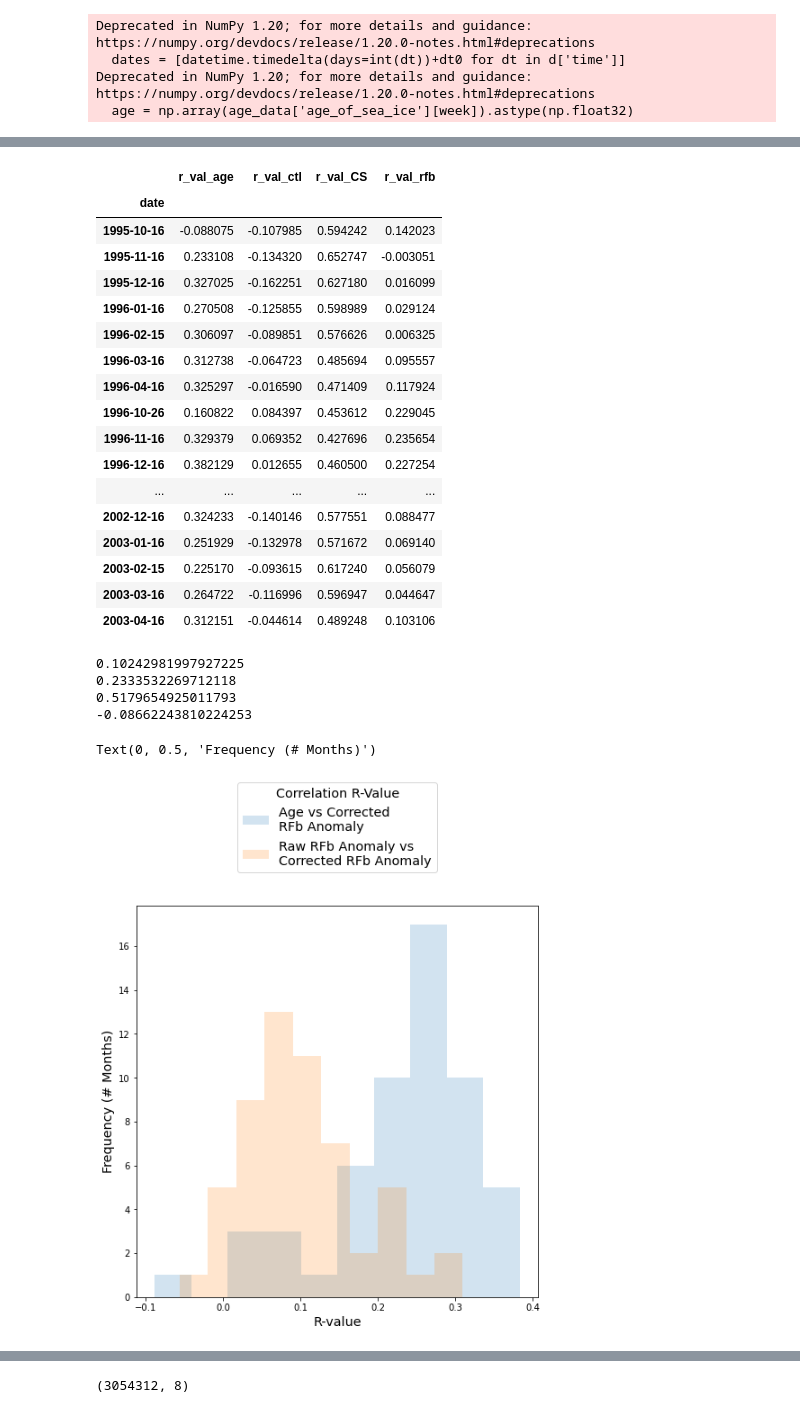
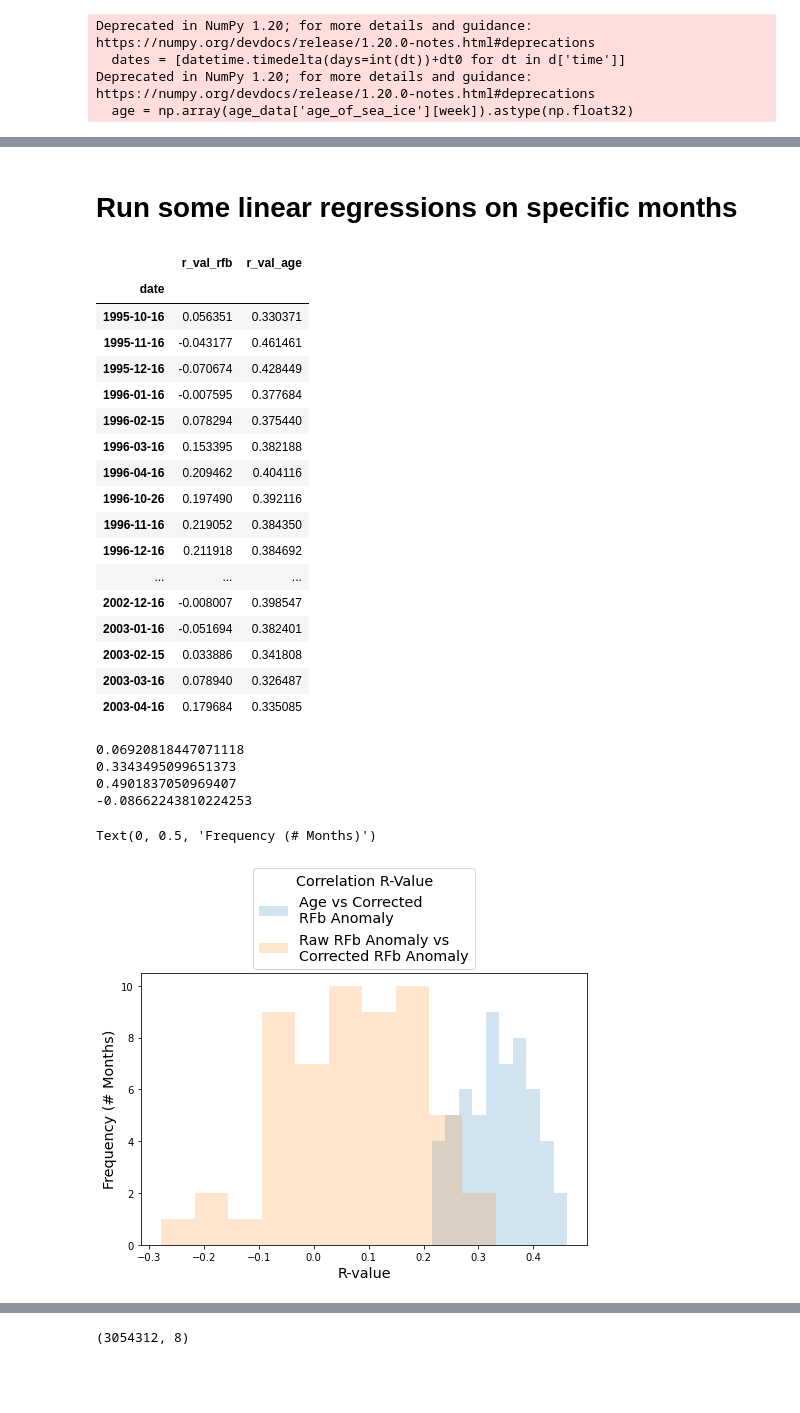
Before and after one commit to robbiemallett/ERS2_rev, a Jupyter notebook: ERS2_NN_evaluation.ipynb, the cells around one changed output, grey strips where cells are left out. Drawn from its saved outputs; the diff is of its cells as text; code cells hidden in the pictures; blank space fills up the shorter version.

```diff
--- a/ERS2_NN_evaluation.ipynb
+++ b/ERS2_NN_evaluation.ipynb
@@ -78,7 +78,7 @@ dfs = []
 
 for time in tqdm.trange(56):
 
-    corrected = np.array( d['radar_freeboard_corr_mean'][time]).ravel()
+    corrected = np.array( d['radar_freeboard_corr'][time]).ravel()
     raw =  np.array(d['radar_freeboard'][time]).ravel()
 
     for data in [corrected,raw]:
@@ -134,3 +132,5 @@ df
+# %% [markdown]
+# Run some linear regressions on specific months
 # %%
 r_val_rf = []
 r_val_ag = []
@@ -165,49 +165,50 @@ stats_df = pd.DataFrame({'date':dts,
 # stats_df['diff'] = stats_df['r_val_age']-stats_df['r_val_rfb']
 stats_df.set_index('date',inplace=True)
 stats_df.sort_index(inplace=True)
-stats_df
+stats_df[['r_val_rfb','r_val_age']]
 # %% [output]
-|  | r_val_age | r_val_ctl | r_val_CS | r_val_rfb |
-| date |  |  |  |  |
-| 1995-10-16 | -0.088075 | -0.107985 | 0.594242 | 0.142023 |
-| 1995-11-16 | 0.233108 | -0.134320 | 0.652747 | -0.003051 |
-| 1995-12-16 | 0.327025 | -0.162251 | 0.627180 | 0.016099 |
-| 1996-01-16 | 0.270508 | -0.125855 | 0.598989 | 0.029124 |
-| 1996-02-15 | 0.306097 | -0.089851 | 0.576626 | 0.006325 |
-| 1996-03-16 | 0.312738 | -0.064723 | 0.485694 | 0.095557 |
-| 1996-04-16 | 0.325297 | -0.016590 | 0.471409 | 0.117924 |
-| 1996-10-26 | 0.160822 | 0.084397 | 0.453612 | 0.229045 |
-| 1996-11-16 | 0.329379 | 0.069352 | 0.427696 | 0.235654 |
-| 1996-12-16 | 0.382129 | 0.012655 | 0.460500 | 0.227254 |
-| ... | ... | ... | ... | ... |
-| 2002-12-16 | 0.324233 | -0.140146 | 0.577551 | 0.088477 |
-| 2003-01-16 | 0.251929 | -0.132978 | 0.571672 | 0.069140 |
-| 2003-02-15 | 0.225170 | -0.093615 | 0.617240 | 0.056079 |
-| 2003-03-16 | 0.264722 | -0.116996 | 0.596947 | 0.044647 |
-| 2003-04-16 | 0.312151 | -0.044614 | 0.489248 | 0.103106 |
+|  | r_val_rfb | r_val_age |
+| date |  |  |
+| 1995-10-16 | 0.056351 | 0.330371 |
+| 1995-11-16 | -0.043177 | 0.461461 |
+| 1995-12-16 | -0.070674 | 0.428449 |
+| 1996-01-16 | -0.007595 | 0.377684 |
+| 1996-02-15 | 0.078294 | 0.375440 |
+| 1996-03-16 | 0.153395 | 0.382188 |
+| 1996-04-16 | 0.209462 | 0.404116 |
+| 1996-10-26 | 0.197490 | 0.392116 |
+| 1996-11-16 | 0.219052 | 0.384350 |
+| 1996-12-16 | 0.211918 | 0.384692 |
+| ... | ... | ... |
+| 2002-12-16 | -0.008007 | 0.398547 |
+| 2003-01-16 | -0.051694 | 0.382401 |
+| 2003-02-15 | 0.033886 | 0.341808 |
+| 2003-03-16 | 0.078940 | 0.326487 |
+| 2003-04-16 | 0.179684 | 0.335085 |
 # %%
-print(np.nanmean(stats_df['r_val_rfb'])),print(np.nanmean(stats_df['r_val_age']))
+print(np.nanmean(stats_df['r_val_rfb']))
+print(np.nanmean(stats_df['r_val_age']))
 print(np.nanmean(stats_df['r_val_CS']))
 print(np.nanmean(stats_df['r_val_ctl']))
 # %% [output]
-0.10242981997927225
-0.2333532269712118
-0.5179654925011793
+0.06920818447071118
+0.3343495099651373
+0.4901837050969407
 -0.08662243810224253
 # %%
-fig, (ax1) = plt.subplots(1,1,figsize=(8,8))
+fig, (ax1) = plt.subplots(1,1,figsize=(8,5))
 
 ax1.hist(stats_df['r_val_age'],alpha=0.2,label='Age vs Corrected\nRFb Anomaly')
 ax1.hist(stats_df['r_val_rfb'],alpha=0.2,label='Raw RFb Anomaly vs\nCorrected RFb Anomaly')
 # plt.hist(stats_df['r_val_CS'],alpha=0.2,label='R-Value Correlation Strength\nAge vs Correction Size')
 ax1.legend(fontsize='x-large',bbox_to_anchor=(0.5,1.2),loc='center',title='Correlation R-Value',
            title_fontsize='x-large')
 ax1.set_xlabel('R-value',fontsize='x-large')
 ax1.set_ylabel('Frequency (# Months)',fontsize='x-large')
 # plt.hist(stats_df['r_val_CS'],alpha=0.2)
 # %% [output]
 Text(0, 0.5, 'Frequency (# Months)')
-[figure, old version]
+[figure, new version]
 # %%
 fig, (ax1,ax2) = plt.subplots(1,2,figsize=(10,4))
 
```
Also changed, not shown: parts of 12 cells of this notebook.
